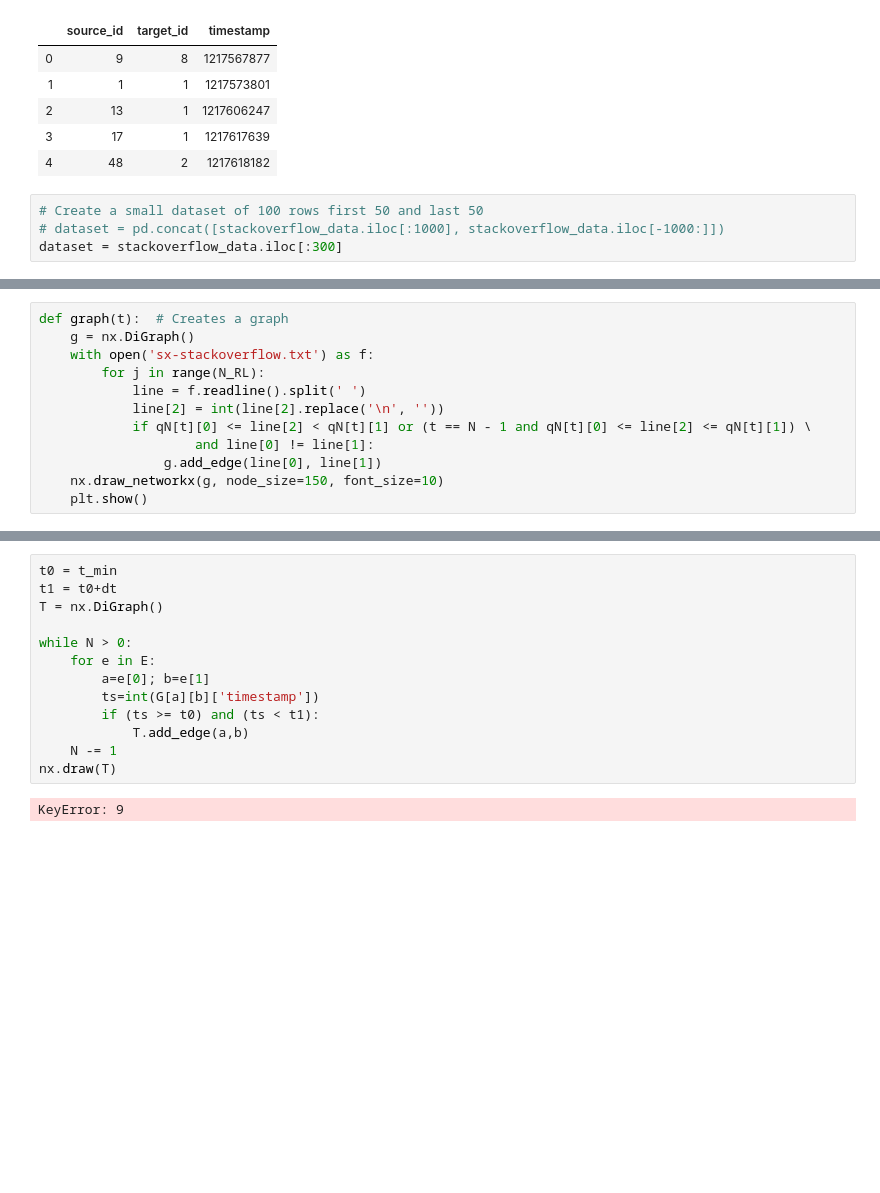
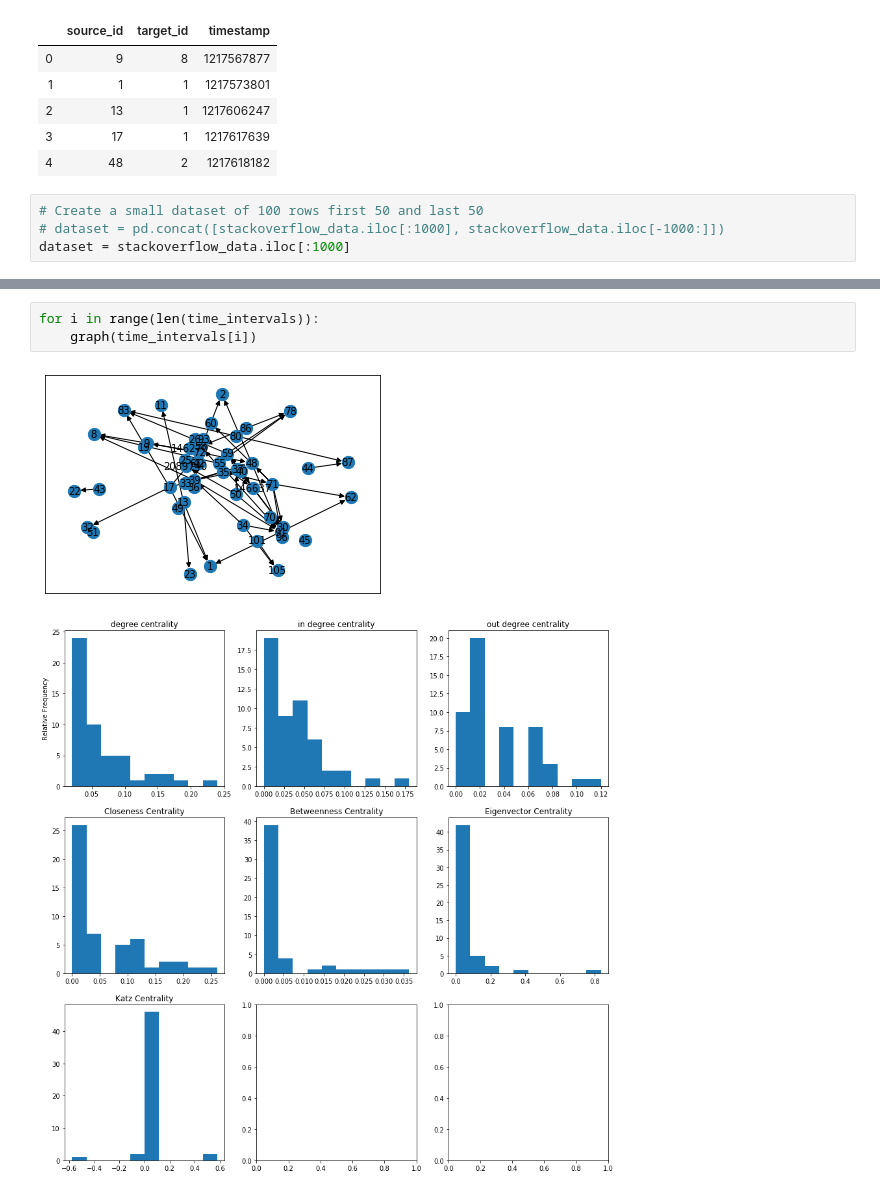
Before and after one commit to georgesimos/-, a Jupyter notebook: Υπολογιστική Εξαγωγή Μέτρων Κεντρικότητας και Πρόγνωση Ακμών.ipynb, the cells around one changed output, grey strips where cells are left out. Cells and saved outputs as stored; diff of their text form; blank space fills up the shorter version.

```diff
--- a/Υπολογιστική Εξαγωγή Μέτρων Κεντρικότητας και Πρόγνωση Ακμών.ipynb
+++ b/Υπολογιστική Εξαγωγή Μέτρων Κεντρικότητας και Πρόγνωση Ακμών.ipynb
@@ -18,7 +18,7 @@ stackoverflow_data.head(5)
 # %%
 # Create a small dataset of 100 rows first 50 and last 50
 # dataset = pd.concat([stackoverflow_data.iloc[:1000], stackoverflow_data.iloc[-1000:]])
-dataset = stackoverflow_data.iloc[:300]
+dataset = stackoverflow_data.iloc[:1000]
 # %%
 # Υπολογισμός των χρονικών στιγμών t_min, t_max, ΔΤ, δτ
 N = int(input('Enter number of time periods:')) # User Input
@@ -225,12 +79,0 @@ Graph G5 Nodes:  47  Edges:  55
-# %%
-def graph(t):  # Creates a graph
-    g = nx.DiGraph()
-    with open('sx-stackoverflow.txt') as f:
-        for j in range(N_RL):
-            line = f.readline().split(' ')
-            line[2] = int(line[2].replace('\n', ''))
-            if qN[t][0] <= line[2] < qN[t][1] or (t == N - 1 and qN[t][0] <= line[2] <= qN[t][1]) \
-                    and line[0] != line[1]:
-                g.add_edge(line[0], line[1])
-    nx.draw_networkx(g, node_size=150, font_size=10)
-    plt.show()
@@ -318,15 +141,6 @@ Graph G5
-# %%
-t0 = t_min
-t1 = t0+dt
-T = nx.DiGraph()
-
-while N > 0:
-    for e in E:
-        a=e[0]; b=e[1]
-        ts=int(G[a][b]['timestamp'])
-        if (ts >= t0) and (ts < t1):
-            T.add_edge(a,b)
-    N -= 1
-nx.draw(T)
-# %% [output]
-KeyError: 9
+# %%
+for i in range(len(time_intervals)):
+    graph(time_intervals[i])
+# %% [output]
+[figure, added]
+[figure, added]
```
Also changed, not shown: parts of 11 cells of this notebook.
